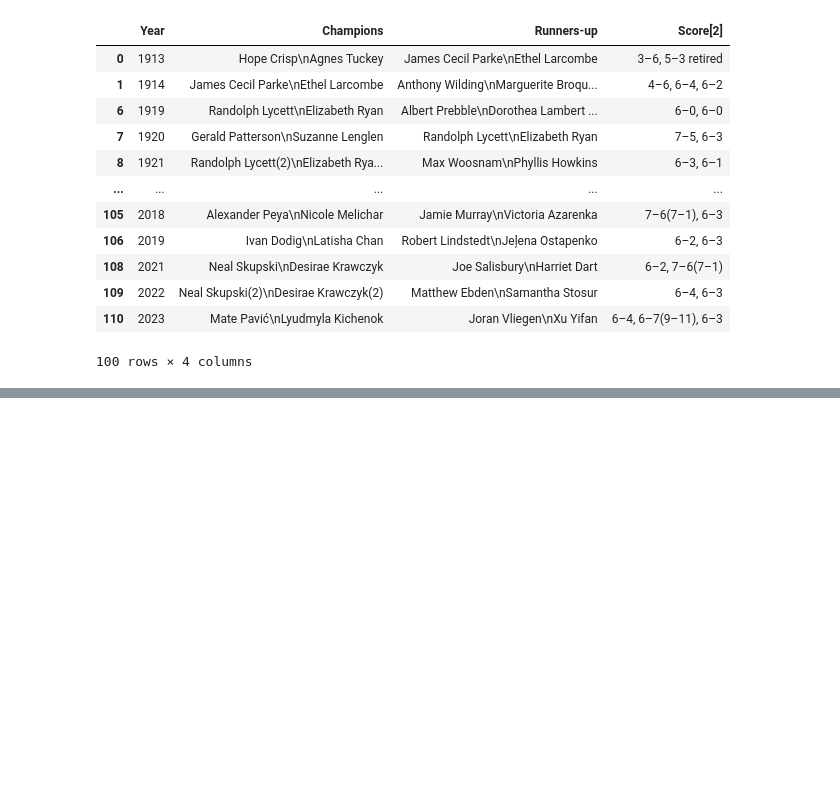
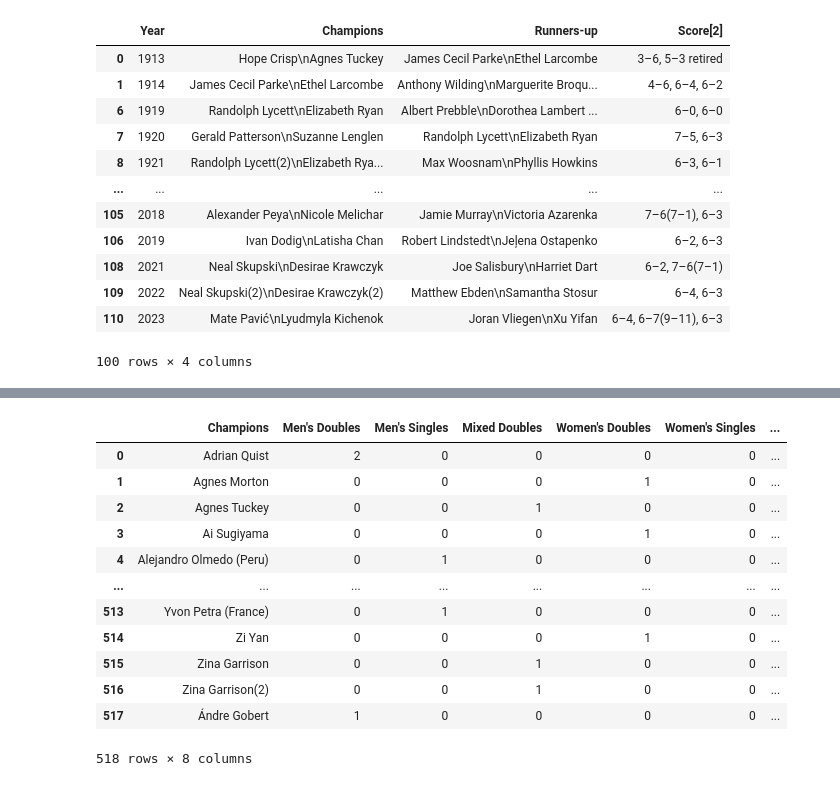
Before and after one commit to cuonglam0105/Preppin-Python, a Jupyter notebook: 2024_W28/2024W28_Solution.ipynb, the cells around one changed output, grey strips where cells are left out. Saved outputs shown, nothing was run; the diff lists cells and outputs as text; code cells hidden in the pictures; blank space fills up the shorter version.

```diff
--- a/2024_W28/2024W28_Solution.ipynb
+++ b/2024_W28/2024W28_Solution.ipynb
@@ -262,0 +318,3 @@ mixed_double_df
+# %%
+combined_df = pd.concat([single_df_melted, double_df_melted, mixed_double_df], ignore_index=True)
+combined_df
@@ -262,0 +335,4 @@ mixed_double_df
+# %%
+most_recent_win = combined_df.groupby('Champions')['year'].max().reset_index()
+most_recent_win.rename(columns={'year': 'Most Recent Win'}, inplace=True)
+most_recent_win
@@ -262,0 +353,3 @@ mixed_double_df
+# %%
+championship_counts = combined_df.groupby(['Champions', 'Tournament']).size().unstack(fill_value=0)
+championship_counts
@@ -262,0 +371,6 @@ mixed_double_df
+# %%
+# Calculate the total championships for each champion
+championship_counts['Total Championships'] = championship_counts.sum(axis=1)
+
+# Display the updated DataFrame
+championship_counts
@@ -262,0 +392,21 @@ mixed_double_df
+# %%
+# Merge championship_counts with most_recent_win on the 'Champions' column
+championship_summary = championship_counts.merge(most_recent_win, on='Champions')
+
+# Display the merged DataFrame
+output = championship_summary
+output
+# %% [output]
+|  | Champions | Men's Doubles | Men's Singles | Mixed Doubles | Women's Doubles | Women's Singles | ... |
+| 0 | Adrian Quist | 2 | 0 | 0 | 0 | 0 | ... |
+| 1 | Agnes Morton | 0 | 0 | 0 | 1 | 0 | ... |
+| 2 | Agnes Tuckey | 0 | 0 | 1 | 0 | 0 | ... |
+| 3 | Ai Sugiyama | 0 | 0 | 0 | 1 | 0 | ... |
+| 4 | Alejandro Olmedo (Peru) | 0 | 1 | 0 | 0 | 0 | ... |
+| ... | ... | ... | ... | ... | ... | ... | ... |
+| 513 | Yvon Petra (France) | 0 | 1 | 0 | 0 | 0 | ... |
+| 514 | Zi Yan | 0 | 0 | 0 | 1 | 0 | ... |
+| 515 | Zina Garrison | 0 | 0 | 1 | 0 | 0 | ... |
+| 516 | Zina Garrison(2) | 0 | 0 | 1 | 0 | 0 | ... |
+| 517 | Ándre Gobert | 1 | 0 | 0 | 0 | 0 | ... |
+518 rows × 8 columns
```
Also changed, not shown: parts of 9 cells of this notebook.
